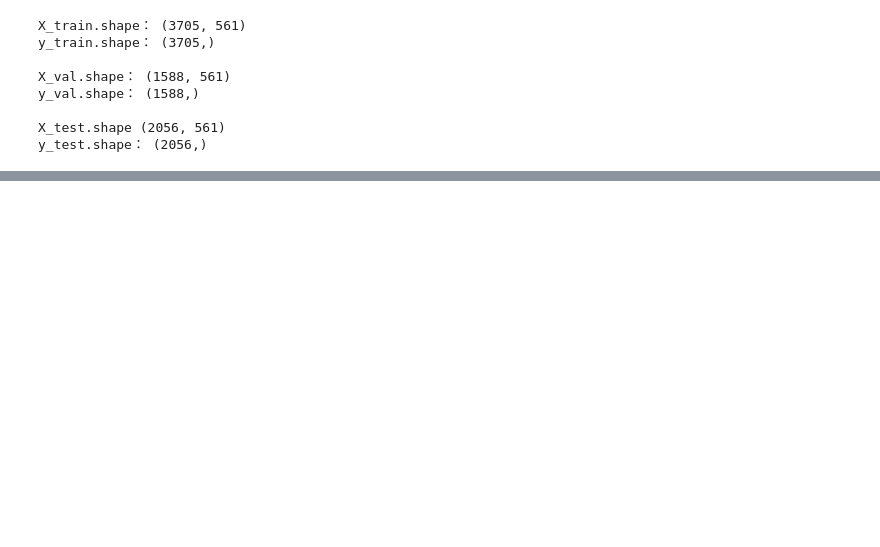
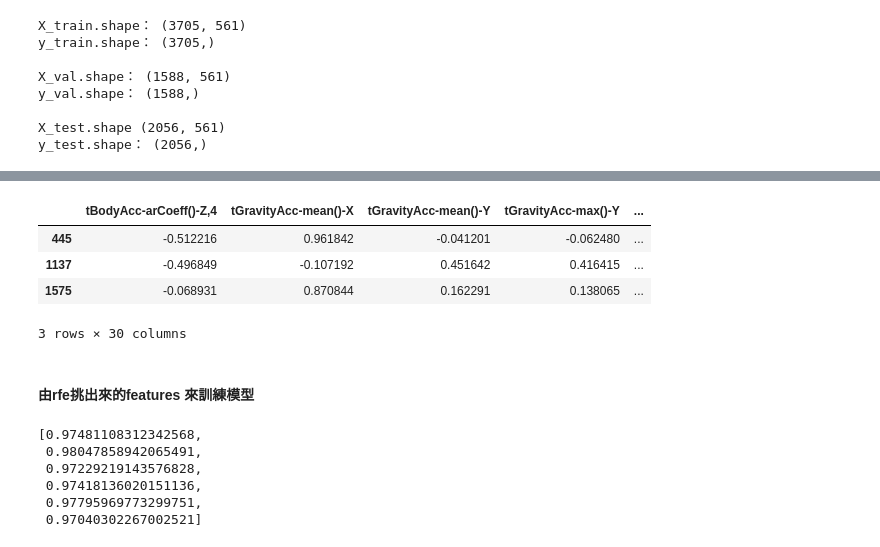
Before and after one commit to ChuangPoPO/python_textbook_practice, a Jupyter notebook: Kaggle_Human Activity Recognition with Smartphones/Get features.ipynb, the cells around one changed output, grey strips where cells are left out. Cells and saved outputs as stored; diff of their text form; code cells hidden in the pictures; blank space fills up the shorter version.

```diff
--- a/Kaggle_Human Activity Recognition with Smartphones/Get features.ipynb
+++ b/Kaggle_Human Activity Recognition with Smartphones/Get features.ipynb
@@ -59,0 +83,5 @@ X_train, X_val, y_train, y_val = train_test_split(features, labels, test_size =
+# %%
+svc = SVC(kernel="linear", C=1)
+rfe = RFE(estimator=svc, n_features_to_select=1, step=1)
+rfe.fit(X_train, y_train)
+ranking = rfe.ranking_
@@ -77,0 +181,8 @@ y_test.shape： (2056,)
+# %%
+rank_120_feature = []
+rank_120_index = []
+
+for i in ranking_list:
+    if i < 121:
+        rank_120_feature.append(all_colums_list[ranking_list.index(i)])
+        rank_120_index.append(ranking_list.index(i))
@@ -77,0 +231,12 @@ y_test.shape： (2056,)
+# %%
+rfe_X_train = pd.DataFrame()
+rfe_X_val = pd.DataFrame()
+rfe_X_test = pd.DataFrame()
+
+for i in range(X_train.shape[1]):
+    for rank in rank_30_feature:
+        if X_train.columns[i] == rank:
+            rfe_X_train = pd.concat([rfe_X_train, X_train.loc[:, rank]], axis= 1, ignore_index= False)
+            rfe_X_val = pd.concat([rfe_X_val, X_val.loc[:, rank]], axis= 1, ignore_index= False)
+            rfe_X_test = pd.concat([rfe_X_test, X_test.loc[:, rank]], axis= 1, ignore_index= False)
+            break
@@ -77,0 +261,10 @@ y_test.shape： (2056,)
+# %%
+rfe_X_test.sample(3)
+# %% [output]
+|  | tBodyAcc-arCoeff()-Z,4 | tGravityAcc-mean()-X | tGravityAcc-mean()-Y | tGravityAcc-max()-Y | ... |
+| 445 | -0.512216 | 0.961842 | -0.041201 | -0.062480 | ... |
+| 1137 | -0.496849 | -0.107192 | 0.451642 | 0.416415 | ... |
+| 1575 | -0.068931 | 0.870844 | 0.162291 | 0.138065 | ... |
+3 rows × 30 columns
+# %% [markdown]
+#### 由rfe挑出來的features 來訓練模型
@@ -77,0 +287,9 @@ y_test.shape： (2056,)
+# %%
+out_accuracy_rfe
+# %% [output]
+[0.97481108312342568,
+ 0.98047858942065491,
+ 0.97229219143576828,
+ 0.97418136020151136,
+ 0.97795969773299751,
+ 0.97040302267002521]
```
Also changed, not shown: parts of 63 cells of this notebook.
